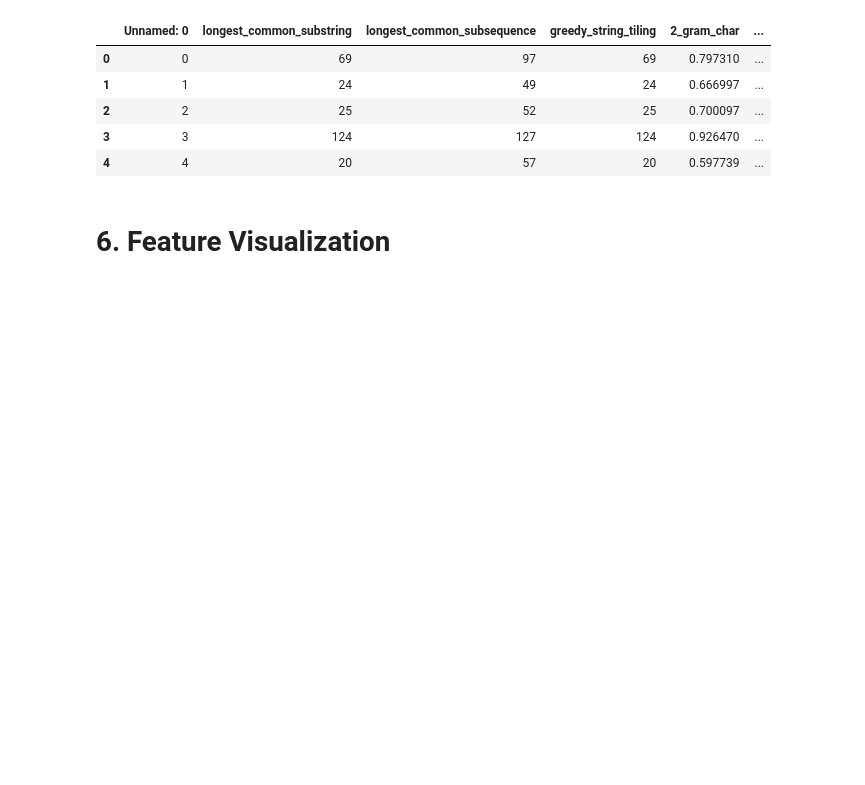
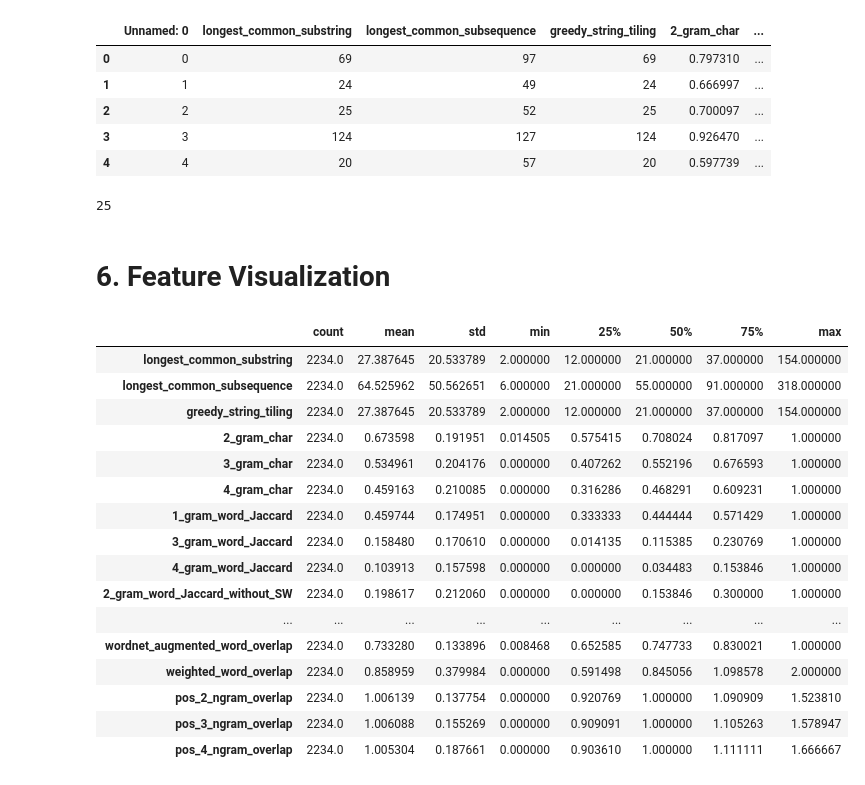
Before and after one commit to JoanK11/MAI-IHLT-Introduction_to_Human_Language_Technology, a Jupyter notebook: feature_extraction.ipynb, the cells around one changed output. Cells and saved outputs as stored; diff of their text form; code cells hidden in the pictures; blank space fills up the shorter version.

```diff
--- a/feature_extraction.ipynb
+++ b/feature_extraction.ipynb
@@ -290,5 +253,29 @@ features_train.head()
 | 2 | 2 | 25 | 52 | 25 | 0.700097 | ... |
 | 3 | 3 | 124 | 127 | 124 | 0.926470 | ... |
 | 4 | 4 | 20 | 57 | 20 | 0.597739 | ... |
+# %%
+print(len(features_train.columns))
+# %% [output]
+25
 # %% [markdown]
 # **6. Feature Visualization**
+# %%
+features_train.describe(include='all').T
+# %% [output]
+|  | count | mean | std | min | 25% | 50% | 75% | max |
+| longest_common_substring | 2234.0 | 27.387645 | 20.533789 | 2.000000 | 12.000000 | 21.000000 | 37.000000 | 154.000000 |
+| longest_common_subsequence | 2234.0 | 64.525962 | 50.562651 | 6.000000 | 21.000000 | 55.000000 | 91.000000 | 318.000000 |
+| greedy_string_tiling | 2234.0 | 27.387645 | 20.533789 | 2.000000 | 12.000000 | 21.000000 | 37.000000 | 154.000000 |
+| 2_gram_char | 2234.0 | 0.673598 | 0.191951 | 0.014505 | 0.575415 | 0.708024 | 0.817097 | 1.000000 |
+| 3_gram_char | 2234.0 | 0.534961 | 0.204176 | 0.000000 | 0.407262 | 0.552196 | 0.676593 | 1.000000 |
+| 4_gram_char | 2234.0 | 0.459163 | 0.210085 | 0.000000 | 0.316286 | 0.468291 | 0.609231 | 1.000000 |
+| 1_gram_word_Jaccard | 2234.0 | 0.459744 | 0.174951 | 0.000000 | 0.333333 | 0.444444 | 0.571429 | 1.000000 |
+| 3_gram_word_Jaccard | 2234.0 | 0.158480 | 0.170610 | 0.000000 | 0.014135 | 0.115385 | 0.230769 | 1.000000 |
+| 4_gram_word_Jaccard | 2234.0 | 0.103913 | 0.157598 | 0.000000 | 0.000000 | 0.034483 | 0.153846 | 1.000000 |
+| 2_gram_word_Jaccard_without_SW | 2234.0 | 0.198617 | 0.212060 | 0.000000 | 0.000000 | 0.153846 | 0.300000 | 1.000000 |
+| ... | ... | ... | ... | ... | ... | ... | ... | ... |
+| wordnet_augmented_word_overlap | 2234.0 | 0.733280 | 0.133896 | 0.008468 | 0.652585 | 0.747733 | 0.830021 | 1.000000 |
+| weighted_word_overlap | 2234.0 | 0.858959 | 0.379984 | 0.000000 | 0.591498 | 0.845056 | 1.098578 | 2.000000 |
+| pos_2_ngram_overlap | 2234.0 | 1.006139 | 0.137754 | 0.000000 | 0.920769 | 1.000000 | 1.090909 | 1.523810 |
+| pos_3_ngram_overlap | 2234.0 | 1.006088 | 0.155269 | 0.000000 | 0.909091 | 1.000000 | 1.105263 | 1.578947 |
+| pos_4_ngram_overlap | 2234.0 | 1.005304 | 0.187661 | 0.000000 | 0.903610 | 1.000000 | 1.111111 | 1.666667 |
```
Also changed, not shown: parts of 23 cells of this notebook, 4 other files.
